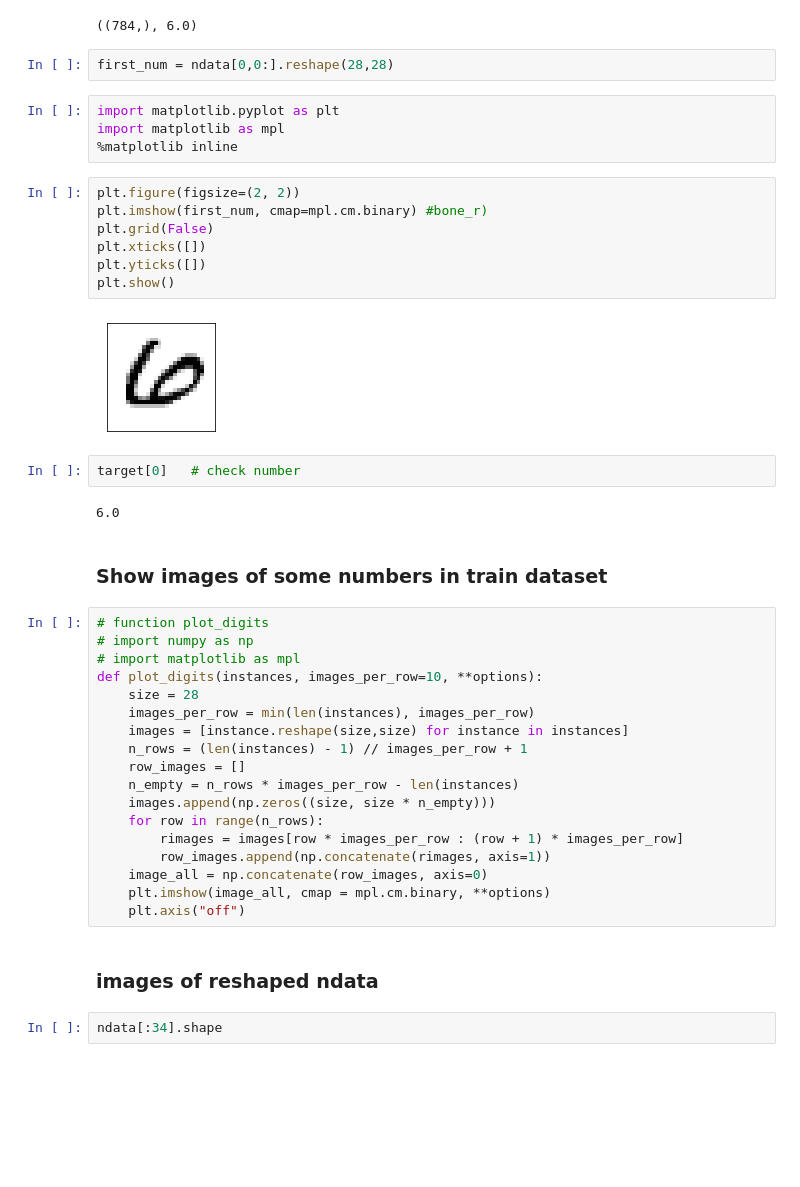
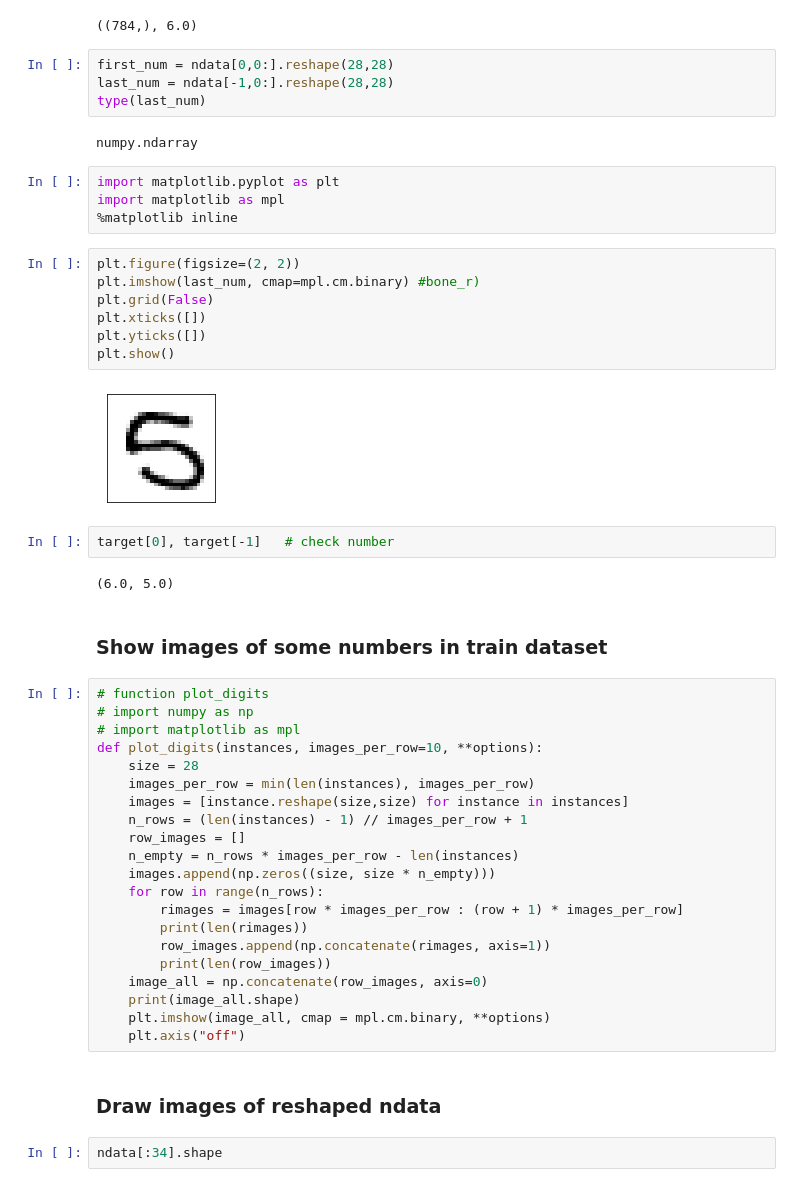
Before and after one commit to Redwoods/Lec, a Jupyter notebook: simulation/code/py_modules/py_module_2A_mnist.ipynb, the cells around one changed output. Saved outputs shown, nothing was run; the diff lists cells and outputs as text; blank space fills up the shorter version.

```diff
--- a/simulation/code/py_modules/py_module_2A_mnist.ipynb
+++ b/simulation/code/py_modules/py_module_2A_mnist.ipynb
@@ -89,23 +91,27 @@ ndata[0,0:].shape, target[0]  # 첫번째 숫자는 6
 ((784,), 6.0)
 # %%
 first_num = ndata[0,0:].reshape(28,28)
+last_num = ndata[-1,0:].reshape(28,28)
+type(last_num)
+# %% [output]
+numpy.ndarray
 # %%
 import matplotlib.pyplot as plt
 import matplotlib as mpl
 %matplotlib inline
 # %%
 plt.figure(figsize=(2, 2))
-plt.imshow(first_num, cmap=mpl.cm.binary) #bone_r)
+plt.imshow(last_num, cmap=mpl.cm.binary) #bone_r)
 plt.grid(False)
 plt.xticks([])
 plt.yticks([])
 plt.show()
 # %% [output]
-[figure, old version]
+[figure, new version]
 # %%
-target[0]   # check number
+target[0], target[-1]   # check number
 # %% [output]
-6.0
+(6.0, 5.0)
 # %% [markdown]
 ### Show images of some numbers in train dataset
 # %%
@@ -122,12 +128,15 @@ def plot_digits(instances, images_per_row=10, **options):
     images.append(np.zeros((size, size * n_empty)))
     for row in range(n_rows):
         rimages = images[row * images_per_row : (row + 1) * images_per_row]
+        print(len(rimages))
         row_images.append(np.concatenate(rimages, axis=1))
+        print(len(row_images))
     image_all = np.concatenate(row_images, axis=0)
+    print(image_all.shape)
     plt.imshow(image_all, cmap = mpl.cm.binary, **options)
     plt.axis("off")
 # %% [markdown]
-### images of  reshaped ndata
+### Draw images of  reshaped ndata
 # %%
 ndata[:34].shape
 # %% [output]
```
Also changed, not shown: parts of 10 cells of this notebook.
